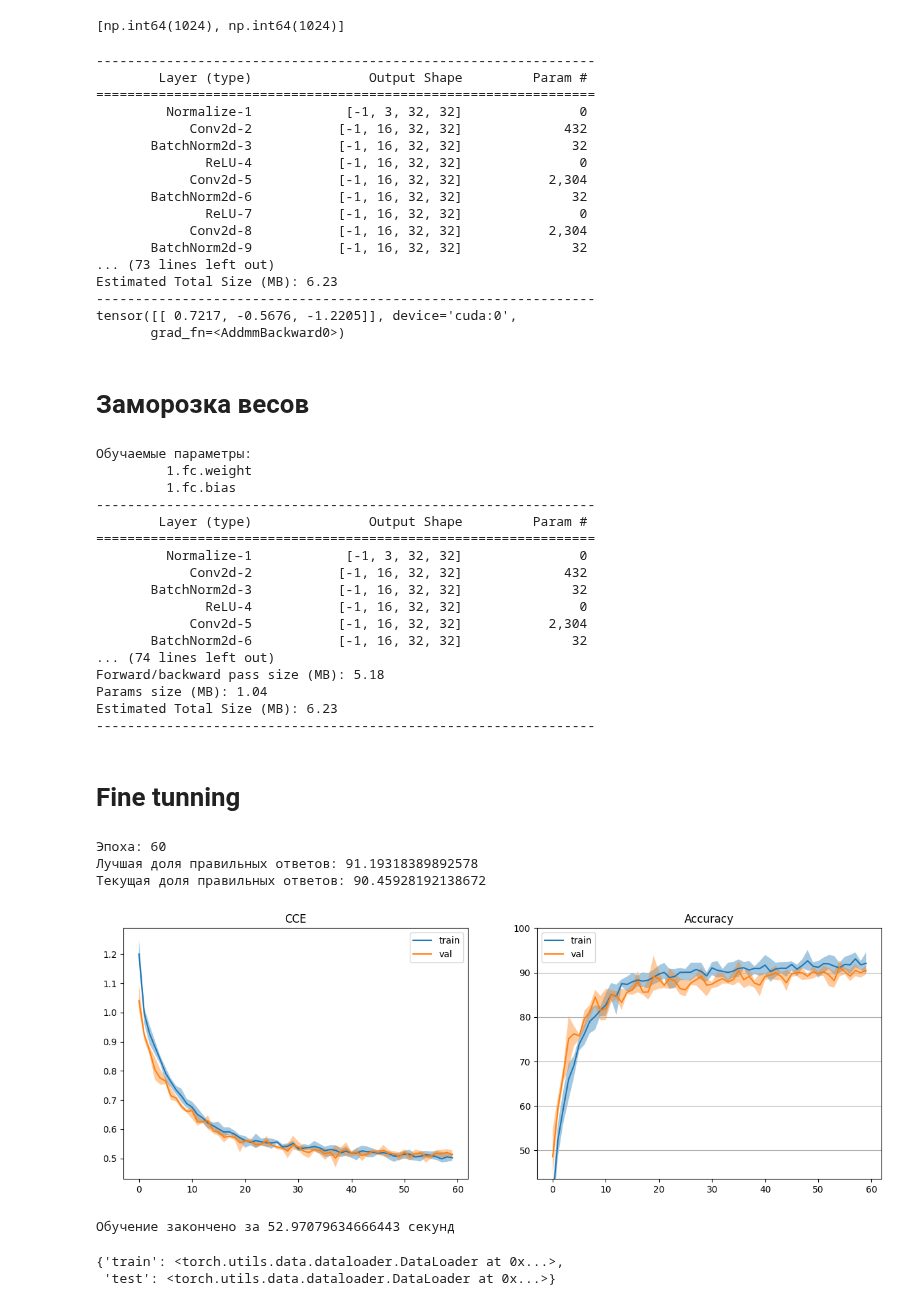
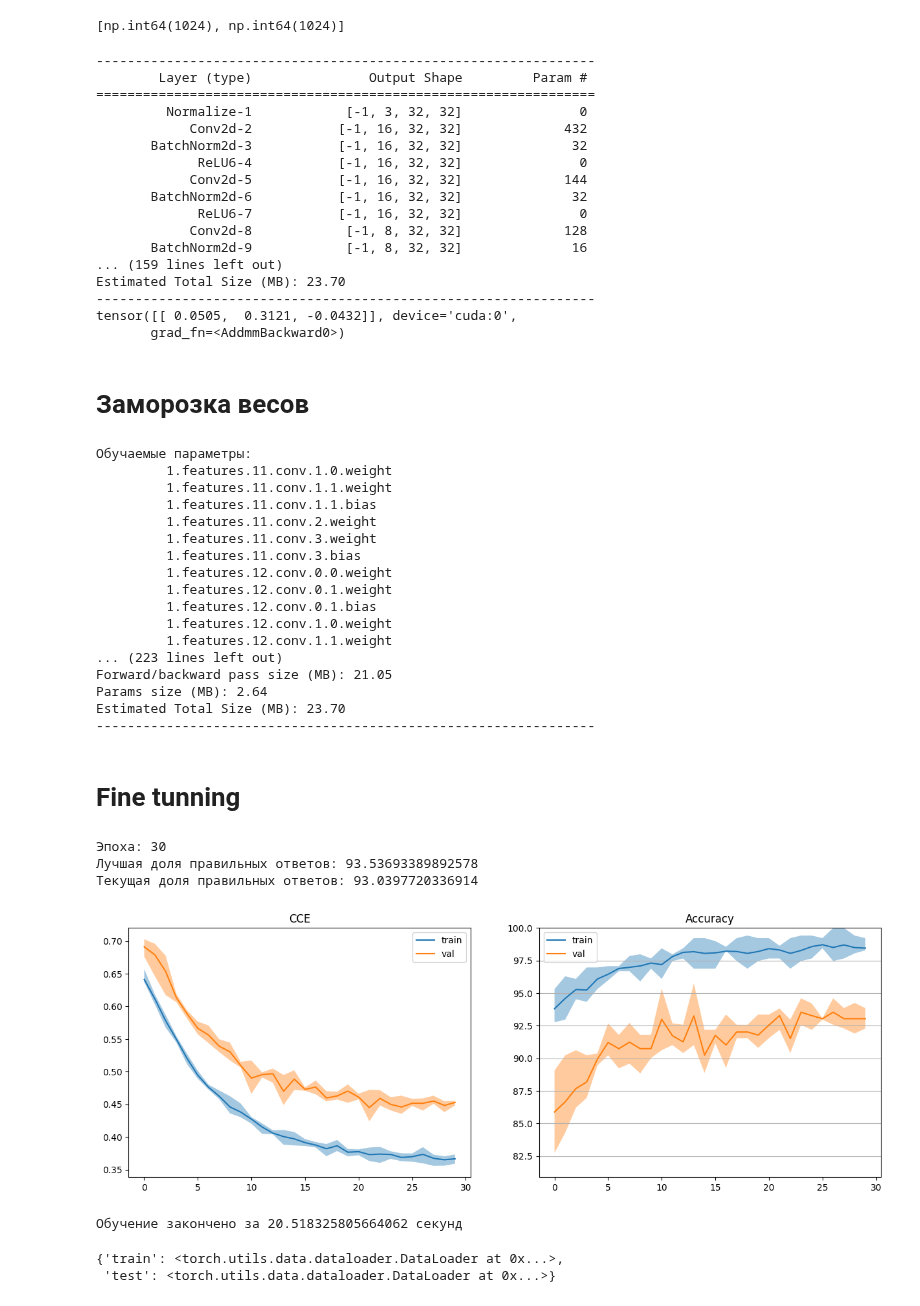
Before and after one commit to daradanci/DeepLearning, a Jupyter notebook: notebooks/Lab4.ipynb, the cells around one changed output. Saved outputs shown, nothing was run; the diff lists cells and outputs as text; code cells hidden in the pictures.

```diff
--- a/notebooks/Lab4.ipynb
+++ b/notebooks/Lab4.ipynb
@@ -223,8 +224,8 @@ class Cifar100_MLP(nn.Module):
         return self.seq(input)
 
 model = torch.hub.load("chenyaofo/pytorch-cifar-models",
-                       #"cifar100_mobilenetv2_x0_5",
-                       'cifar100_resnet20',
+                       "cifar100_mobilenetv2_x0_5",
+                      #  'cifar100_resnet20',
                        pretrained=True)
 model.to(device)
 new_model = nn.Sequential(
@@ -330,15 +331,15 @@ compute_RF_numerical(model, np.zeros((1, 3, 1024, 1024)))
 [np.int64(1024), np.int64(1024)]
 # %%
 ## mobilenetv2
-#in_features = new_model[1].classifier[1].in_features
-#new_model[1].classifier[1] = nn.Linear(in_features=in_features,
-#                                       out_features=len(CLASSES),
-#                                       bias=True)
+in_features = new_model[1].classifier[1].in_features
+new_model[1].classifier[1] = nn.Linear(in_features=in_features,
+                                      out_features=len(CLASSES),
+                                      bias=True)
 ## resnet20
-in_features = new_model[1].fc.in_features
-new_model[1].fc = nn.Linear(in_features=in_features,
-                            out_features=len(CLASSES),
-                            bias=True)
+# in_features = new_model[1].fc.in_features
+# new_model[1].fc = nn.Linear(in_features=in_features,
+#                             out_features=len(CLASSES),
+#                             bias=True)
 
 new_model.to(device)
 summary(new_model, input_size=(32, 32, 3))
@@ -350,22 +351,22 @@ print(new_model(torch.rand(1, 32, 32, 3).to(device)))
          Normalize-1            [-1, 3, 32, 32]               0
             Conv2d-2           [-1, 16, 32, 32]             432
        BatchNorm2d-3           [-1, 16, 32, 32]              32
-              ReLU-4           [-1, 16, 32, 32]               0
-            Conv2d-5           [-1, 16, 32, 32]           2,304
+             ReLU6-4           [-1, 16, 32, 32]               0
+            Conv2d-5           [-1, 16, 32, 32]             144
        BatchNorm2d-6           [-1, 16, 32, 32]              32
-              ReLU-7           [-1, 16, 32, 32]               0
-            Conv2d-8           [-1, 16, 32, 32]           2,304
-       BatchNorm2d-9           [-1, 16, 32, 32]              32
-... (73 lines left out)
-Estimated Total Size (MB): 6.23
+             ReLU6-7           [-1, 16, 32, 32]               0
+            Conv2d-8            [-1, 8, 32, 32]             128
+       BatchNorm2d-9            [-1, 8, 32, 32]              16
+... (159 lines left out)
+Estimated Total Size (MB): 23.70
 ----------------------------------------------------------------
-tensor([[ 0.7217, -0.5676, -1.2205]], device='cuda:0',
+tensor([[ 0.0505,  0.3121, -0.0432]], device='cuda:0',
        grad_fn=<AddmmBackward0>)
 # %% [markdown]
 # Заморозка весов
 # %%
 print("Обучаемые параметры:")
-keep_last = 2
+keep_last = 65
 total = len([*new_model.named_parameters()])
 params_to_update = []
 for i, (name, param) in enumerate(new_model.named_parameters()):
@@ -378,22 +379,22 @@ for i, (name, param) in enumerate(new_model.named_parameters()):
 summary(new_model, input_size=(32, 32, 3))
 # %% [output]
 Обучаемые параметры:
-         1.fc.weight
-         1.fc.bias
+         1.features.11.conv.1.0.weight
+         1.features.11.conv.1.1.weight
+         1.features.11.conv.1.1.bias
+         1.features.11.conv.2.weight
+         1.features.11.conv.3.weight
+         1.features.11.conv.3.bias
+         1.features.12.conv.0.0.weight
+         1.features.12.conv.0.1.weight
+         1.features.12.conv.0.1.bias
+         1.features.12.conv.1.0.weight
+         1.features.12.conv.1.1.weight
+... (223 lines left out)
+Forward/backward pass size (MB): 21.05
+Params size (MB): 2.64
+Estimated Total Size (MB): 23.70
 ----------------------------------------------------------------
-        Layer (type)               Output Shape         Param #
-================================================================
-         Normalize-1            [-1, 3, 32, 32]               0
-            Conv2d-2           [-1, 16, 32, 32]             432
-       BatchNorm2d-3           [-1, 16, 32, 32]              32
-              ReLU-4           [-1, 16, 32, 32]               0
-            Conv2d-5           [-1, 16, 32, 32]           2,304
-       BatchNorm2d-6           [-1, 16, 32, 32]              32
-... (74 lines left out)
-Forward/backward pass size (MB): 5.18
-Params size (MB): 1.04
-Estimated Total Size (MB): 6.23
-----------------------------------------------------------------
 # %% [markdown]
 # Fine tunning
 # %%
@@ -406,7 +407,7 @@ optimizer = optim.SGD(params_to_update, lr=3e-4, momentum=0.9,
 # добавляем постепенное уменьшение шага обучения каждые 20 эпох
 scheduler = optim.lr_scheduler.StepLR(optimizer, step_size=20, gamma=0.5)
 # %%
-EPOCHS = 60
+EPOCHS = 30
 REDRAW_EVERY = 10
 steps_per_epoch = len(dataloader['train'])
 steps_per_epoch_val = len(dataloader['test'])
@@ -470,38 +471,38 @@ for epoch in range(EPOCHS):  # проход по набору данных не
     # обновление графиков
     if (epoch+1) % REDRAW_EVERY != 0:
         continue
     clear_output(wait=False)
     print('Эпоха: %s\n'
           'Лучшая доля правильных ответов: %s\n'
           'Текущая доля правильных ответов: %s' % (epoch+1, best_acc, acc))
     passed += pbar.format_dict['elapsed']
     pbar = tqdm(total=EPOCHS*steps_per_epoch, miniters=5)
     pbar.update((epoch+1)*steps_per_epoch)
     x_vals = np.arange(epoch+1)
     _, ax = plt.subplots(1, 2, figsize=(15, 5))
     stats = np.array(losses)
     stats_val = np.array(losses_val)
     ax[1].set_ylim(stats_val[:, 0, 1].min()-5, 100)
     ax[1].grid(axis='y')
     for i, title in enumerate(['CCE', 'Accuracy']):
         ax[i].plot(x_vals, stats[:, 0, i], label='train')
         ax[i].fill_between(x_vals, stats[:, 1, i],
                            stats[:, 2, i], alpha=0.4)
         ax[i].plot(x_vals, stats_val[:, 0, i], label='val')
         ax[i].fill_between(x_vals,
                            stats_val[:, 1, i],
                            stats_val[:, 2, i], alpha=0.4)
         ax[i].legend()
         ax[i].set_title(title)
     plt.show()
 new_model.load_state_dict(torch.load(checkpoint_path))
 print('Обучение закончено за %s секунд' % passed)
 # %% [output]
-Эпоха: 60
-Лучшая доля правильных ответов: 91.19318389892578
-Текущая доля правильных ответов: 90.45928192138672
+Эпоха: 30
+Лучшая доля правильных ответов: 93.53693389892578
+Текущая доля правильных ответов: 93.0397720336914
-[figure, old version]
+[figure, new version]
-Обучение закончено за 52.97079634666443 секунд
+Обучение закончено за 20.518325805664062 секунд
 # %%
 batch_size = 128
 dataloader = {}
```
Also changed, not shown: parts of 8 cells of this notebook.
